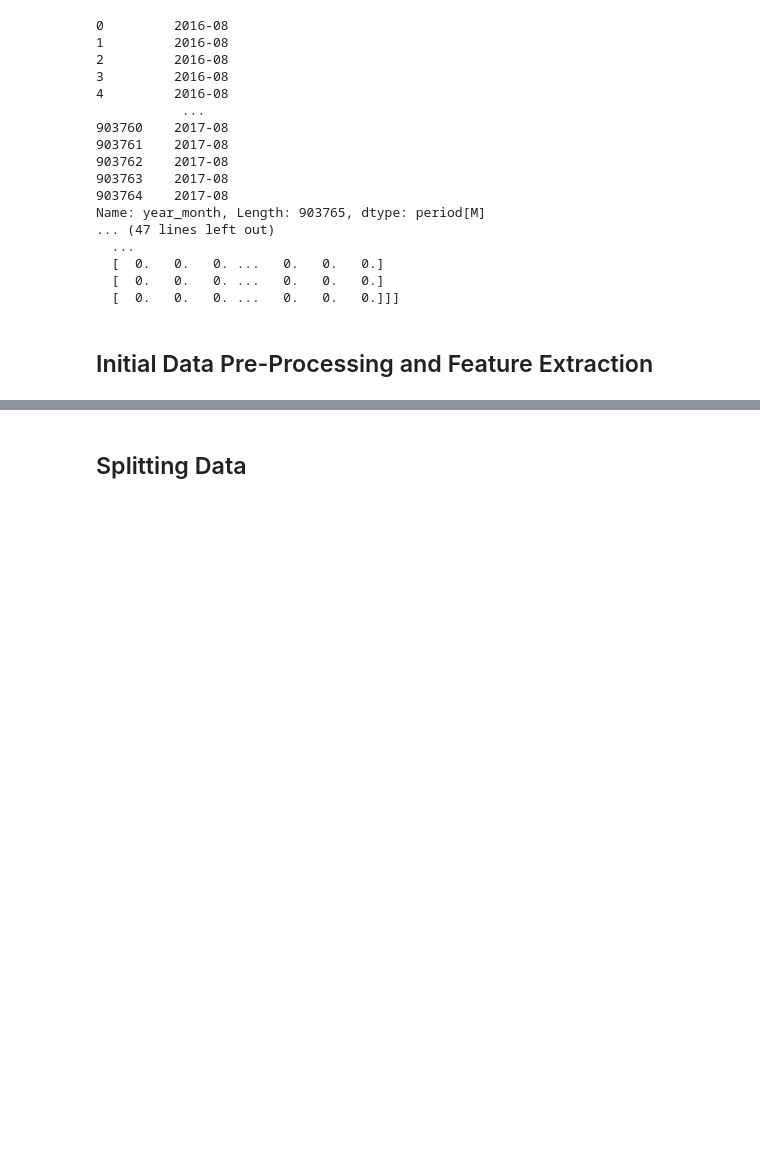
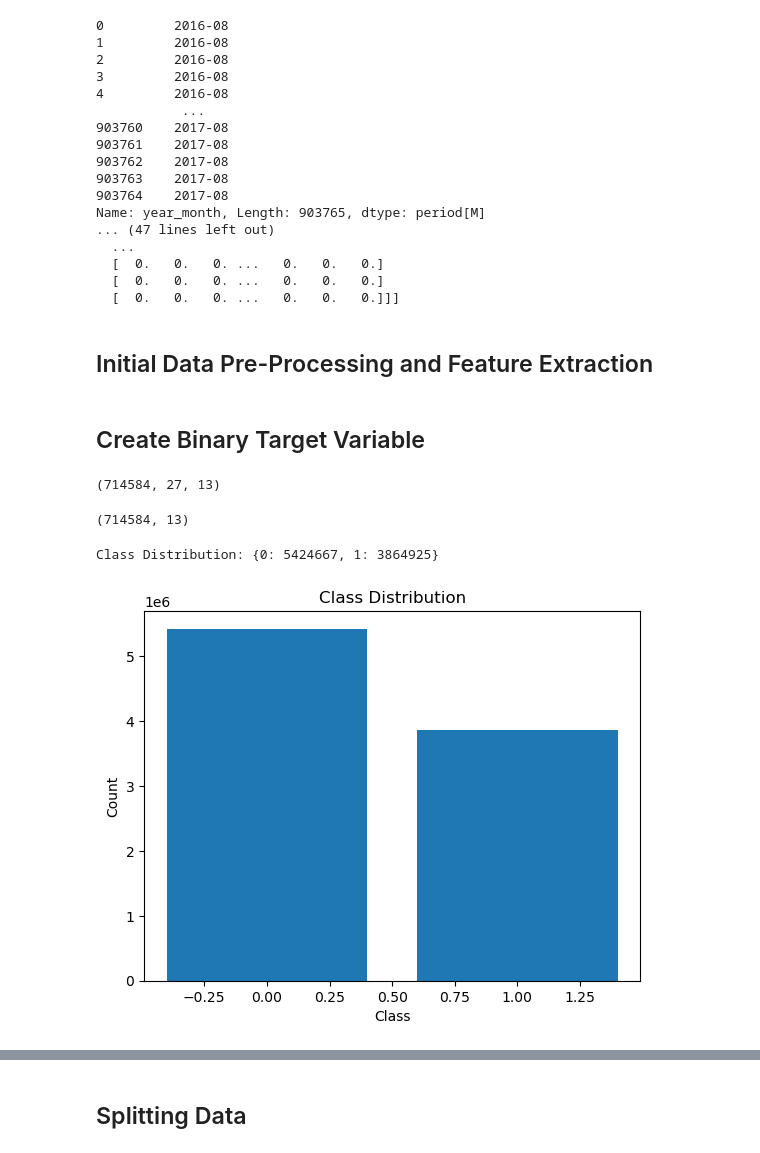
Before and after one commit to Mossd-2/DATASCI-207-Applied-Machine-Learning, a Jupyter notebook: project_notebook.ipynb, the cells around one changed output, grey strips where cells are left out. Saved outputs shown, nothing was run; the diff lists cells and outputs as text; code cells hidden in the pictures; blank space fills up the shorter version.

Commit message:
create binary target variable

```diff
--- a/project_notebook.ipynb
+++ b/project_notebook.ipynb
@@ -435,3 +435,42 @@ data_sequences_padded = pad_sequences(data_sequences, maxlen=sequence_length, pa
 # Convert to arrays and saving as X and y
 X = np.array(data_sequences_padded)
 y = np.array(targets)
+# %% [markdown]
+## Create Binary Target Variable
+# %%
+DF_DATA_PATH = '../features_with_hits.npy'
+data = np.load(DF_DATA_PATH)
+data.shape
+# %% [output]
+(714584, 27, 13)
+# %%
+num_users, num_months = data.shape[0], data.shape[2]
+
+y = np.zeros((num_users, num_months), dtype=int)
+
+for month_idx in range(num_months - 1):
+    # Check if there is any non-zero activity in the subsequent months
+    subsequent_activity = np.any(data[:, :, month_idx + 1:] > 0, axis=(1, 2))
+    y[:, month_idx] = subsequent_activity.astype(int)
+
+print(y.shape)
+# %% [output]
+(714584, 13)
+# %%
+num_users, num_months = y.shape
+flattened_y = y.flatten()
+
+# Count occurrences of each class
+unique, counts = np.unique(flattened_y, return_counts=True)
+class_distribution = dict(zip(unique, counts))
+
+print("Class Distribution:", class_distribution)
+
+plt.bar(class_distribution.keys(), class_distribution.values())
+plt.xlabel('Class')
+plt.ylabel('Count')
+plt.title('Class Distribution')
+plt.show()
+# %% [output]
+Class Distribution: {0: 5424667, 1: 3864925}
+[figure, added]
```
Also changed, not shown: parts of 3 cells of this notebook.
